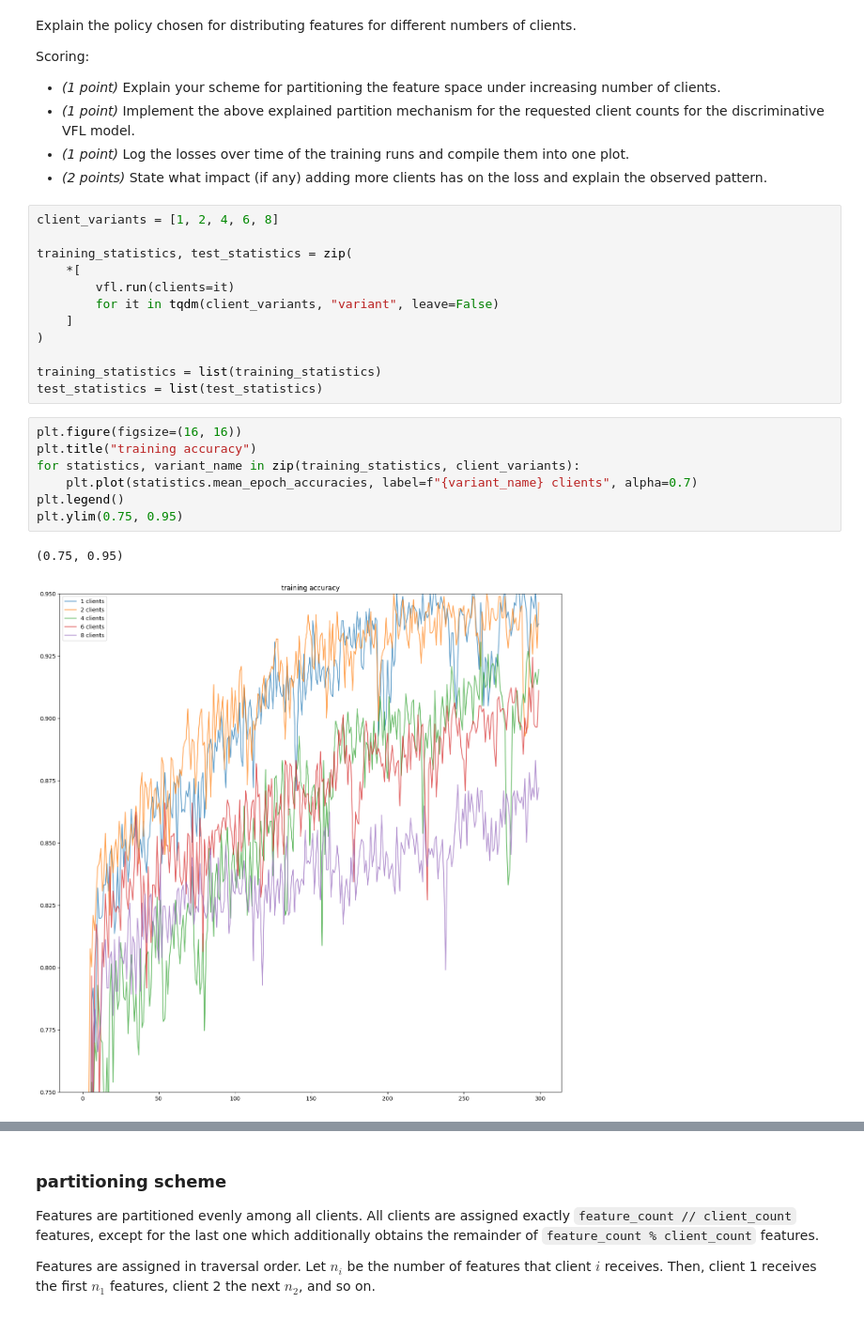
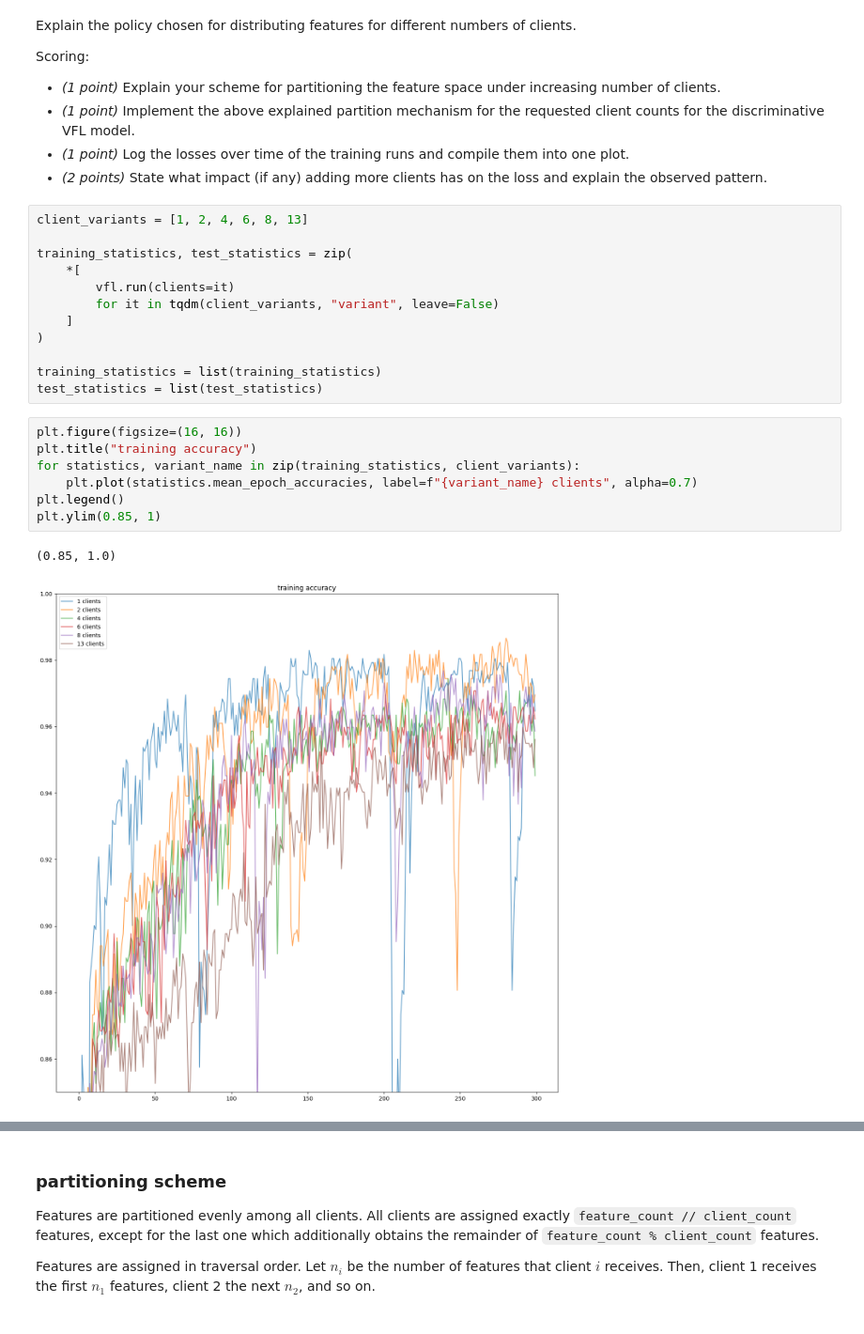
Before and after one commit to Quaffel/university-distributed-deep-learning, a Jupyter notebook: federated-learning/vertical-federated-learning/homework.ipynb, the cells around one changed output, grey strips where cells are left out. Shown at 94% size. Saved outputs shown, nothing was run; the diff lists cells and outputs as text.

```diff
--- a/federated-learning/vertical-federated-learning/homework.ipynb
+++ b/federated-learning/vertical-federated-learning/homework.ipynb
@@ -159,7 +159,7 @@ Scoring:
 - _(1 point)_ Log the losses over time of the training runs and compile them into one plot.
 - _(2 points)_ State what impact (if any) adding more clients has on the loss and explain the observed pattern.
 # %%
-client_variants = [1, 2, 4, 6, 8]
+client_variants = [1, 2, 4, 6, 8, 13]
 
 training_statistics, test_statistics = zip(
     *[
@@ -173,13 +173,13 @@ test_statistics = list(test_statistics)
 # %%
 plt.figure(figsize=(16, 16))
 plt.title("training accuracy")
 for statistics, variant_name in zip(training_statistics, client_variants):
     plt.plot(statistics.mean_epoch_accuracies, label=f"{variant_name} clients", alpha=0.7)
 plt.legend()
-plt.ylim(0.75, 0.95)
+plt.ylim(0.85, 1)
 # %% [output]
-(0.75, 0.95)
+(0.85, 1.0)
-[figure, old version]
+[figure, new version]
 # %%
 plt.figure(figsize=(16, 16))
 plt.title("training loss")
```
Also changed, not shown: parts of 5 cells of this notebook.
